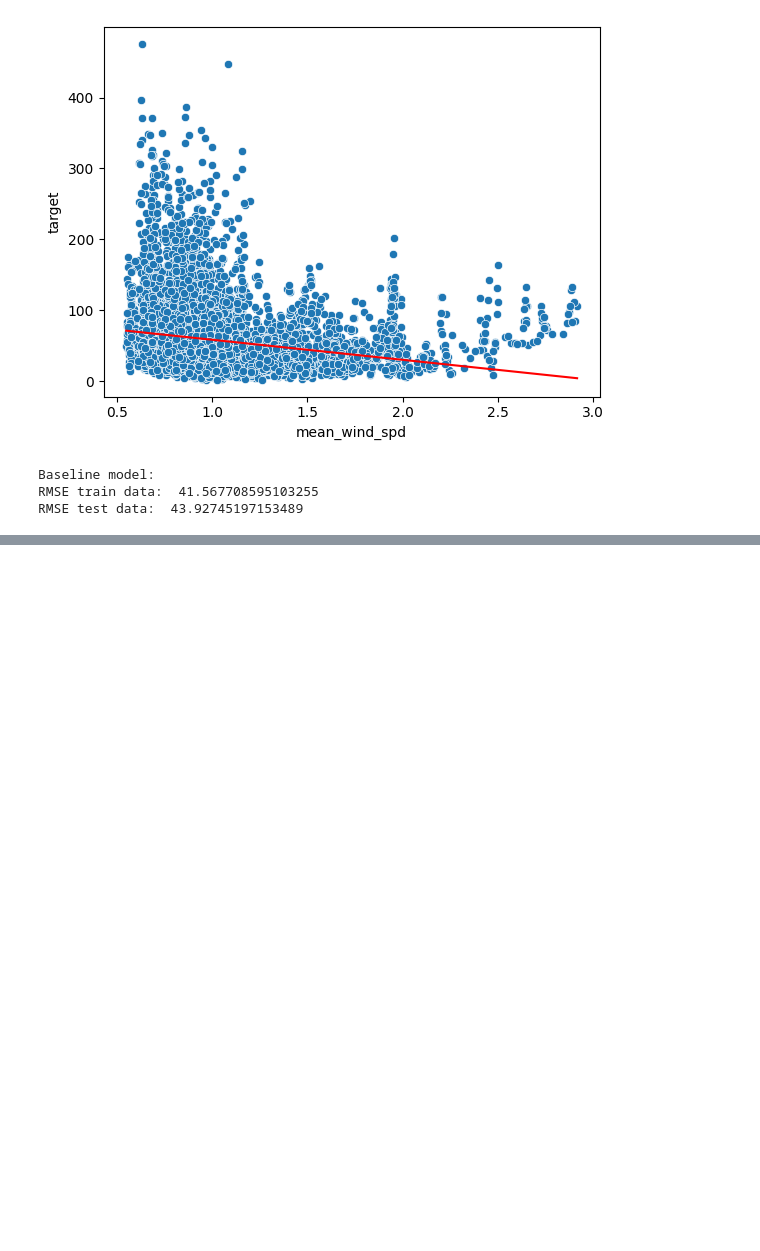
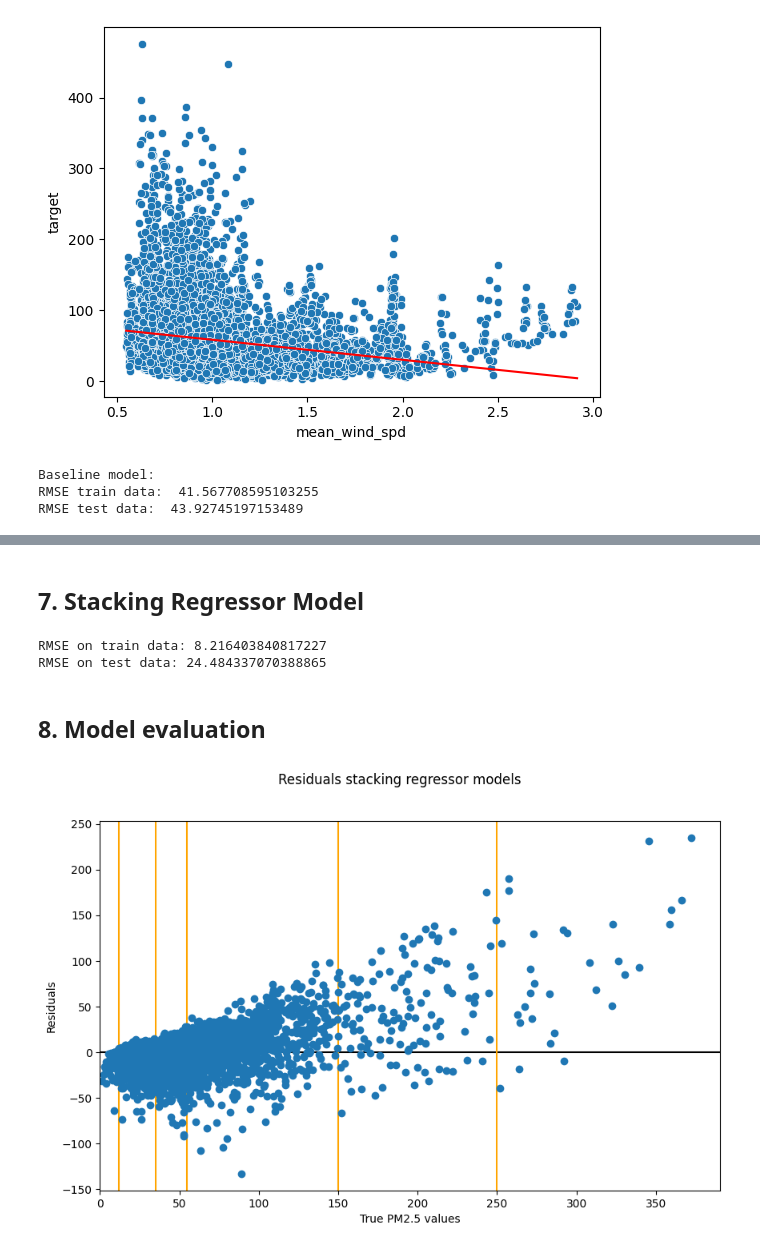
Before and after one commit to markus-baden/ml-project-air-quality, a Jupyter notebook: air_quality_prediction.ipynb, the cells around one changed output, grey strips where cells are left out. Drawn from its saved outputs; the diff is of its cells as text; code cells hidden in the pictures; blank space fills up the shorter version.

```diff
--- a/air_quality_prediction.ipynb
+++ b/air_quality_prediction.ipynb
@@ -143 +140,5 @@ def agg_diffs(data, features, blocksize):
+# %%
+# correct atmospheric pressure by standard pressure for that altitude
+X_train = aqf.correct_pressure(X_train)
+X_test = aqf.correct_pressure(X_test)
 # %%
@@ -1046,0 +362,37 @@ plt.show()
+# %% [markdown]
+## 7. Stacking Regressor Model
+# %%
+estimators = [  ('rfr', RandomForestRegressor(max_features=55, random_state = RSEED)),
+                ('knr', KNeighborsRegressor(n_neighbors=5, metric="manhattan", )),
+                ('xgbr', XGBRegressor())]
+
+model_stack = StackingRegressor(estimators = estimators, final_estimator = LinearRegression(), cv=3, n_jobs=-1)
+model_stack.fit(X_train, y_train).score(X_test, y_test)
+
+y_train_pred_stack = model_stack.predict(X_train)
+y_test_pred_stack = model_stack.predict(X_test)
+
+print(f"RMSE on train data: {mean_squared_error(y_train, y_train_pred_stack, squared=False)}")
+print(f"RMSE on test data: {mean_squared_error(y_test, y_test_pred_stack, squared=False)}")
+# %% [output]
+RMSE on train data: 8.216403840817227
+RMSE on test data: 24.484337070388865
+# %% [markdown]
+## 8. Model evaluation
+# %%
+#calculate residuals
+residuals = y_test - y_test_pred_stack
+
+# plot residuals
+fig, ax = plt.subplots(figsize=(10,6))
+ax.scatter(y_test, residuals, zorder=2)
+for lim in hazard_lims:
+    plt.axvline(lim, c='orange', zorder=1)
+plt.axhline(0, c='black', zorder=0)
+ax.set_xlim(0)
+ax.set_ylabel("Residuals")
+ax.set_xlabel("True PM2.5 values")
+fig.suptitle('Residuals stacking regressor models')
+plt.show()
+# %% [output]
+[figure, added]
```
Also changed, not shown: parts of 84 cells of this notebook, 11 other files.
